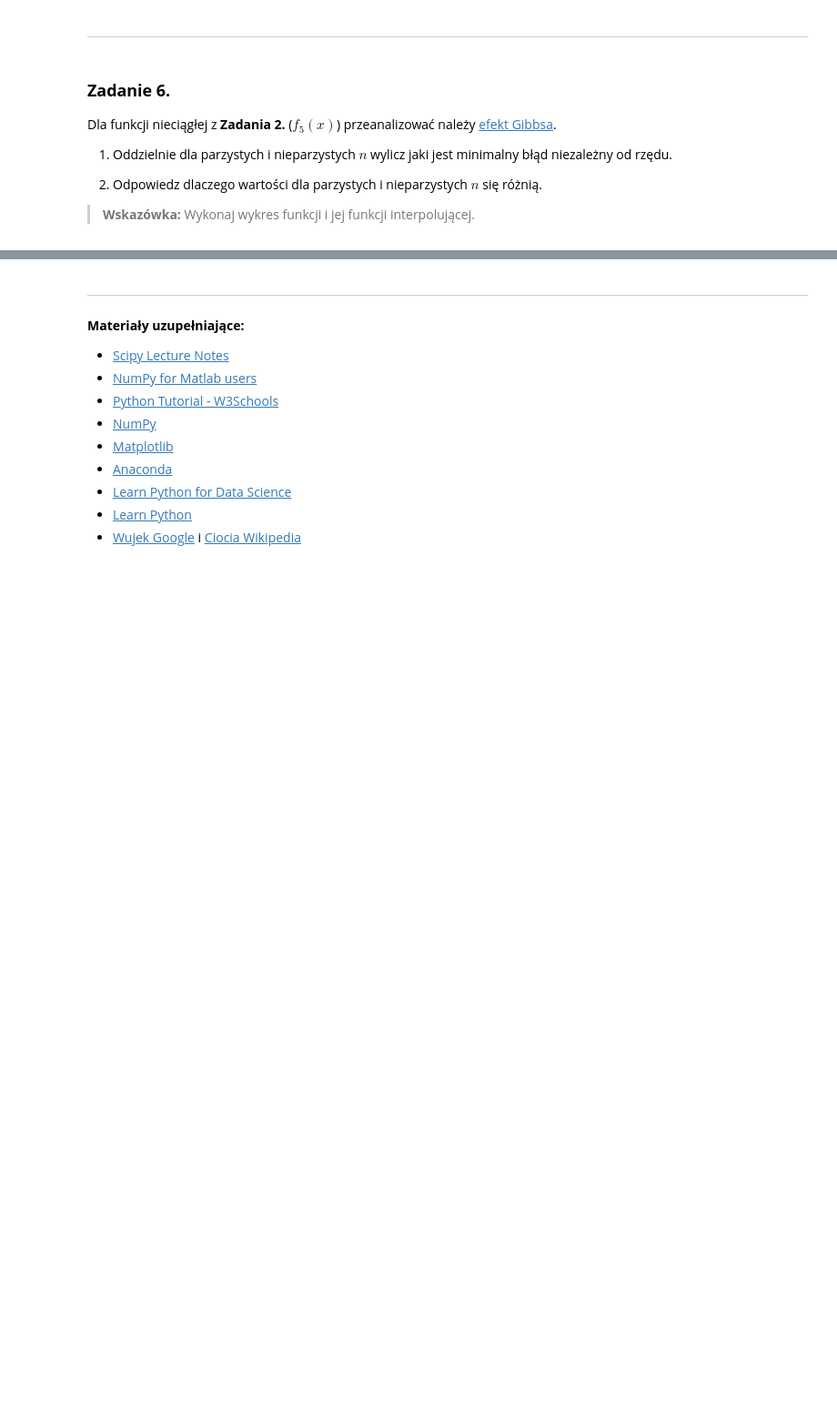
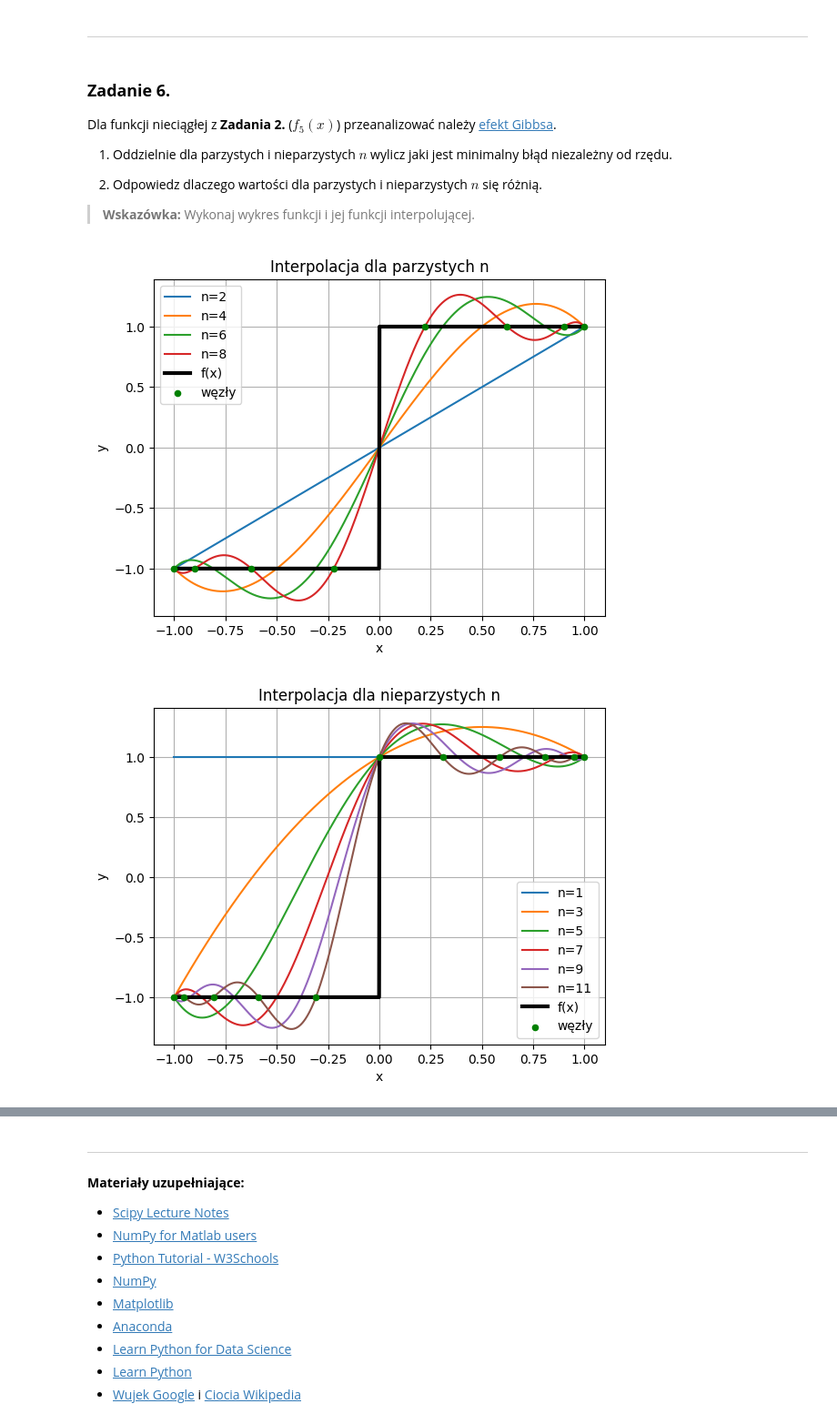
Before and after one commit to MN-KJ-2025/lab9-interpolacja-JasinskiKacper, a Jupyter notebook: sprawozdanie.ipynb, the cells around one changed output, grey strips where cells are left out. Shown at 91% size. Saved outputs shown, nothing was run; the diff lists cells and outputs as text; code cells hidden in the pictures; blank space fills up the shorter version.

```diff
--- a/sprawozdanie.ipynb
+++ b/sprawozdanie.ipynb
@@ -187,0 +292,50 @@ Dla funkcji nieciągłej z **Zadania 2.** ($f_5(x)$) przeanalizować należy [ef
+# %%
+# ===== Twoja implementacja tutaj =====
+# f5 = lambda x: np.sign(x)
+
+x = np.linspace(-1, 1, 1000)
+fx = f5(x)
+
+n = np.linspace(1, 11, 10, dtype=int)
+
+even_n = [i for i in n if i % 2 == 0]
+odd_n = [i for i in n if i % 2 != 0]
+
+min_error_even = float('inf')
+plt.figure()
+for i in even_n:
+    xch = main.chebyshev_nodes(int(i))
+    yimp = sp.interpolate.barycentric_interpolate(xch, f5(xch), x)
+    error = main.L_inf(f5(x), yimp)
+    if error < min_error_even:
+        min_error_even = error
+    plt.plot(x, yimp, label=f'n={i}')
+plt.plot(x, fx, 'k', linewidth=3, label='f(x)')
+plt.scatter(xch, f5(xch), color='g', s=20, zorder=5, label='węzły')
+plt.title(f'Interpolacja dla parzystych n')
+plt.xlabel('x')
+plt.ylabel('y')
+plt.legend()
+plt.grid(True)
+plt.show()
+
+min_error_odd = float('inf')
+plt.figure()
+for i in odd_n:
+    xch = main.chebyshev_nodes(int(i))
+    yimp = sp.interpolate.barycentric_interpolate(xch, f5(xch), x)
+    error = main.L_inf(f5(x), yimp)
+    if error < min_error_odd:
+        min_error_odd = error
+    plt.plot(x, yimp, label=f'n={i}')
+plt.plot(x, fx, 'k', linewidth=3, label='f(x)')
+plt.scatter(xch, f5(xch), color='g', s=20, zorder=5, label='węzły')
+plt.title(f'Interpolacja dla nieparzystych n')
+plt.xlabel('x')
+plt.ylabel('y')
+plt.legend()
+plt.grid(True)
+plt.show()
+# %% [output]
+[figure, added]
+[figure, added]
```
Also changed, not shown: parts of 14 cells of this notebook, 1 other file.
